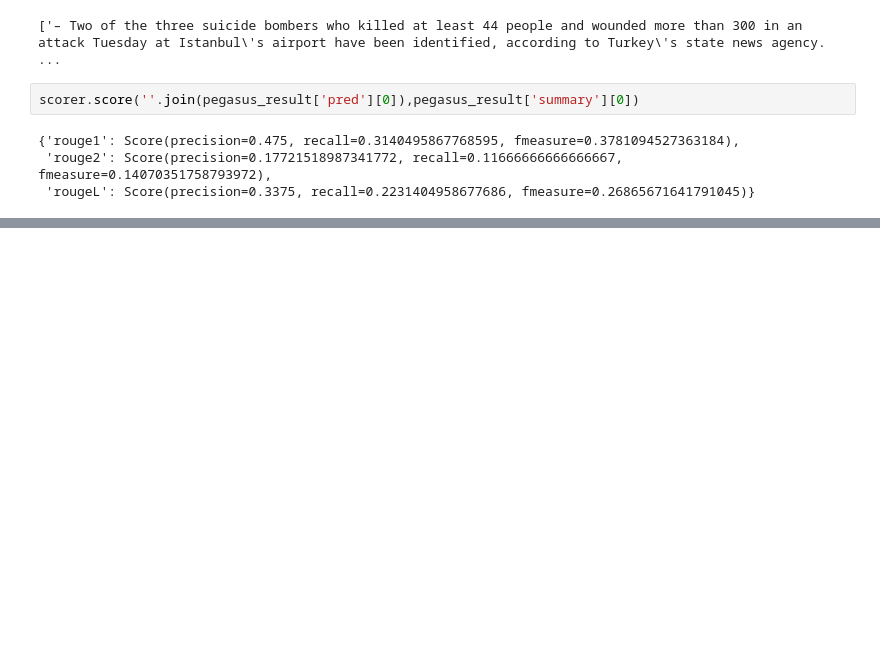
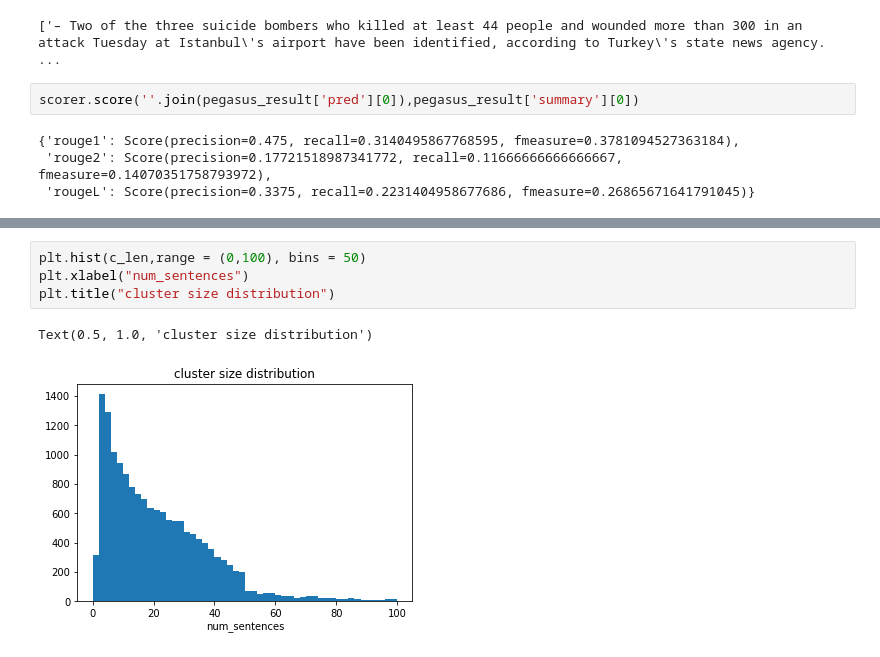
Before and after one commit to Kaiwen-d/DSGA_1006_capstone, a Jupyter notebook: notebooks/pegasus.ipynb, the cells around one changed output, grey strips where cells are left out. Saved outputs shown, nothing was run; the diff lists cells and outputs as text; blank space fills up the shorter version.

```diff
--- a/notebooks/pegasus.ipynb
+++ b/notebooks/pegasus.ipynb
@@ -199,0 +196,7 @@ for i in test['clustered_scores']:
+# %%
+plt.hist(c_len,range = (0,100), bins = 50)
+plt.xlabel("num_sentences")
+plt.title("cluster size distribution")
+# %% [output]
+Text(0.5, 1.0, 'cluster size distribution')
+[figure, added]
```
Also changed, not shown: parts of 27 cells of this notebook.
